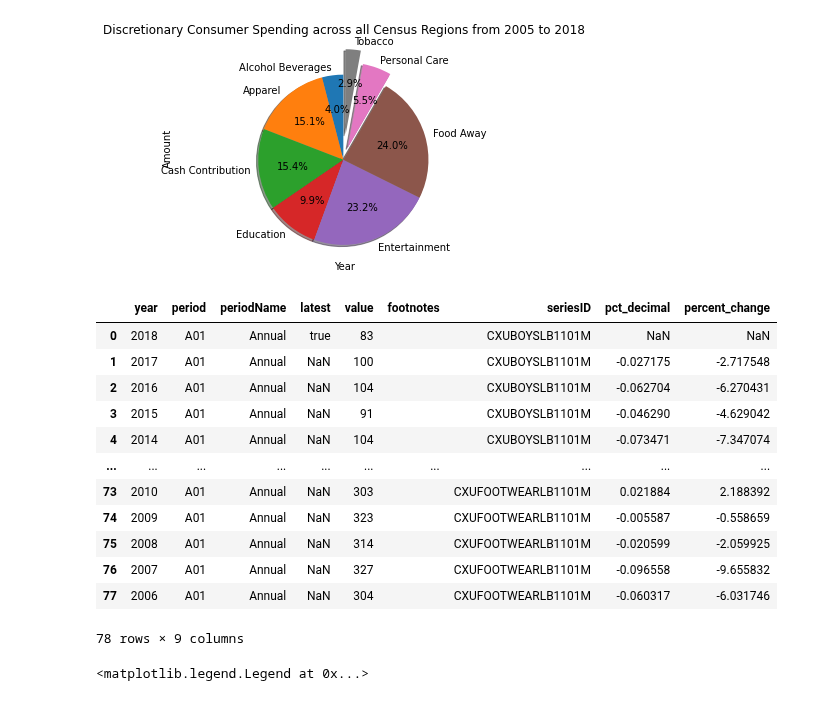
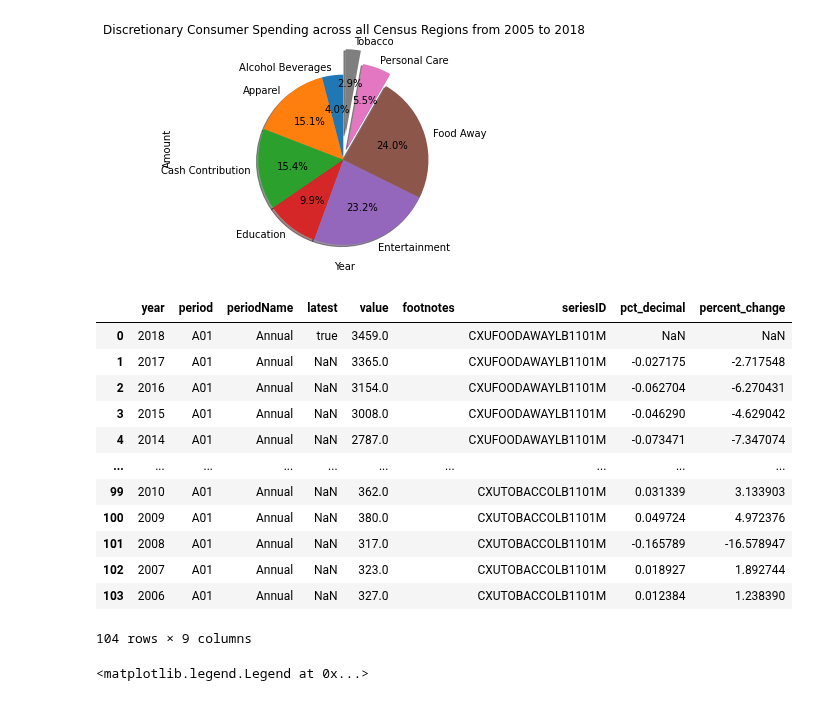
Before and after one commit to joshcoronel/discretionary-spending, a Jupyter notebook: Project_1_main.ipynb, the cells around one changed output. Drawn from its saved outputs; the diff is of its cells as text; code cells hidden in the pictures.

```diff
--- a/Project_1_main.ipynb
+++ b/Project_1_main.ipynb
@@ -106,22 +106,22 @@ plt.show()
 # %%
 # Get percent change over the years, grouped by series ID
 df_category['pct_decimal'] = df_category.groupby(['seriesID'])['value'].pct_change()
 df_category['percent_change'] = df_category['pct_decimal'].multiply(100)
-df
+df_category
 # %% [output]
 |  | year | period | periodName | latest | value | footnotes | seriesID | pct_decimal | percent_change |
-| 0 | 2018 | A01 | Annual | true | 83 |  | CXUBOYSLB1101M | NaN | NaN |
-| 1 | 2017 | A01 | Annual | NaN | 100 |  | CXUBOYSLB1101M | -0.027175 | -2.717548 |
-| 2 | 2016 | A01 | Annual | NaN | 104 |  | CXUBOYSLB1101M | -0.062704 | -6.270431 |
-| 3 | 2015 | A01 | Annual | NaN | 91 |  | CXUBOYSLB1101M | -0.046290 | -4.629042 |
-| 4 | 2014 | A01 | Annual | NaN | 104 |  | CXUBOYSLB1101M | -0.073471 | -7.347074 |
+| 0 | 2018 | A01 | Annual | true | 3459.0 |  | CXUFOODAWAYLB1101M | NaN | NaN |
+| 1 | 2017 | A01 | Annual | NaN | 3365.0 |  | CXUFOODAWAYLB1101M | -0.027175 | -2.717548 |
+| 2 | 2016 | A01 | Annual | NaN | 3154.0 |  | CXUFOODAWAYLB1101M | -0.062704 | -6.270431 |
+| 3 | 2015 | A01 | Annual | NaN | 3008.0 |  | CXUFOODAWAYLB1101M | -0.046290 | -4.629042 |
+| 4 | 2014 | A01 | Annual | NaN | 2787.0 |  | CXUFOODAWAYLB1101M | -0.073471 | -7.347074 |
 | ... | ... | ... | ... | ... | ... | ... | ... | ... | ... |
-| 73 | 2010 | A01 | Annual | NaN | 303 |  | CXUFOOTWEARLB1101M | 0.021884 | 2.188392 |
-| 74 | 2009 | A01 | Annual | NaN | 323 |  | CXUFOOTWEARLB1101M | -0.005587 | -0.558659 |
-| 75 | 2008 | A01 | Annual | NaN | 314 |  | CXUFOOTWEARLB1101M | -0.020599 | -2.059925 |
-| 76 | 2007 | A01 | Annual | NaN | 327 |  | CXUFOOTWEARLB1101M | -0.096558 | -9.655832 |
-| 77 | 2006 | A01 | Annual | NaN | 304 |  | CXUFOOTWEARLB1101M | -0.060317 | -6.031746 |
+| 99 | 2010 | A01 | Annual | NaN | 362.0 |  | CXUTOBACCOLB1101M | 0.031339 | 3.133903 |
+| 100 | 2009 | A01 | Annual | NaN | 380.0 |  | CXUTOBACCOLB1101M | 0.049724 | 4.972376 |
+| 101 | 2008 | A01 | Annual | NaN | 317.0 |  | CXUTOBACCOLB1101M | -0.165789 | -16.578947 |
+| 102 | 2007 | A01 | Annual | NaN | 323.0 |  | CXUTOBACCOLB1101M | 0.018927 | 1.892744 |
+| 103 | 2006 | A01 | Annual | NaN | 327.0 |  | CXUTOBACCOLB1101M | 0.012384 | 1.238390 |
-78 rows × 9 columns
+104 rows × 9 columns
 # %%
 # Produce line chart of percentage change of spend on each item over time
 fig,ax = plt.subplots()
```
